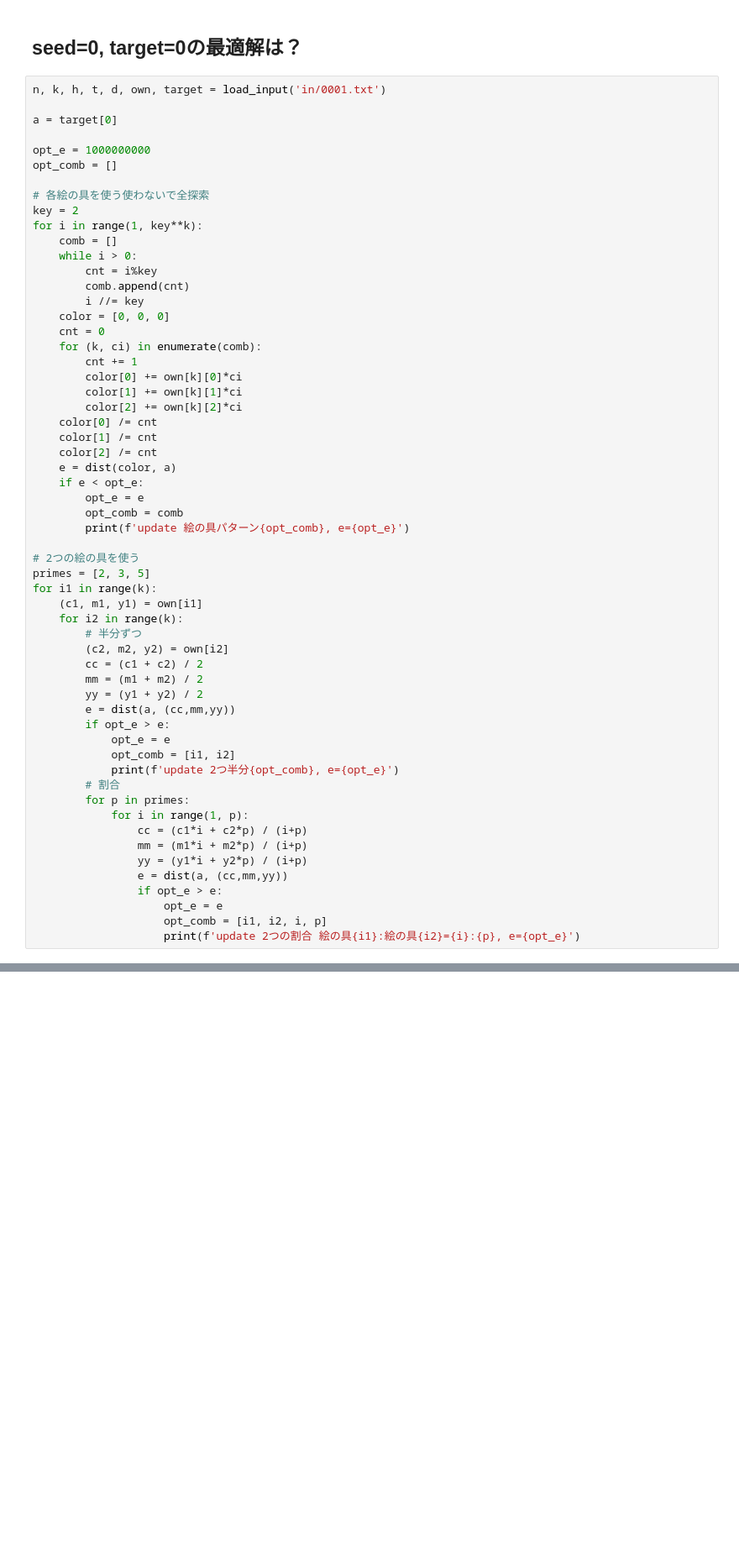
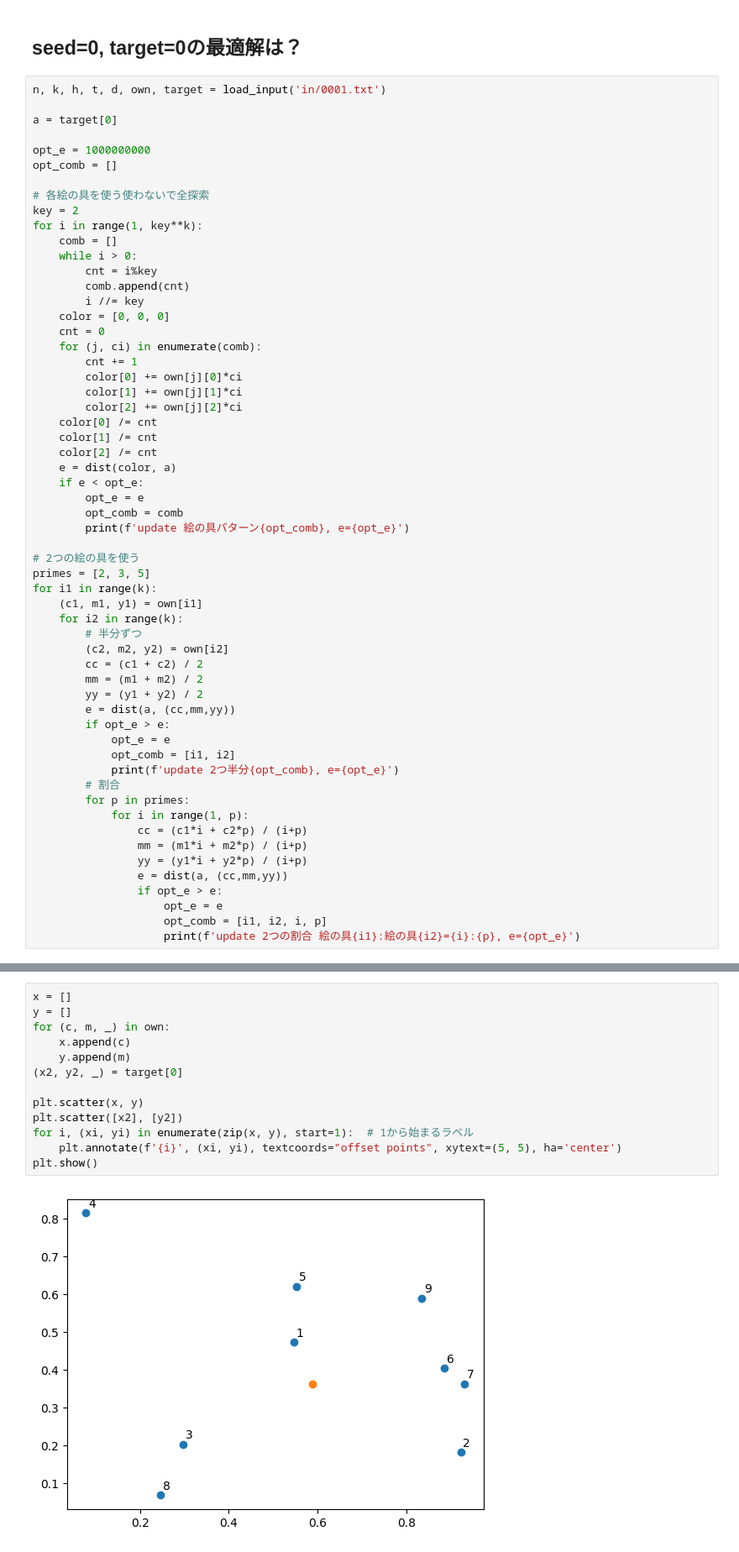
Before and after one commit to takus69/ahc048, a Jupyter notebook: EDA.ipynb, the cells around one changed output, grey strips where cells are left out. Shown at 84% size. Cells and saved outputs as stored; diff of their text form; blank space fills up the shorter version.

```diff
--- a/EDA.ipynb
+++ b/EDA.ipynb
@@ -999,11 +1000,11 @@ for i in range(1, key**k):
         i //= key
     color = [0, 0, 0]
     cnt = 0
-    for (k, ci) in enumerate(comb):
+    for (j, ci) in enumerate(comb):
         cnt += 1
-        color[0] += own[k][0]*ci
-        color[1] += own[k][1]*ci
-        color[2] += own[k][2]*ci
+        color[0] += own[j][0]*ci
+        color[1] += own[j][1]*ci
+        color[2] += own[j][2]*ci
     color[0] /= cnt
     color[1] /= cnt
     color[2] /= cnt
@@ -1047,0 +1114,15 @@ update 絵の具パターン[1, 1, 1, 1, 1, 1, 1, 1], e=0.04137043887246061
+# %%
+x = []
+y = []
+for (c, m, _) in own:
+    x.append(c)
+    y.append(m)
+(x2, y2, _) = target[0]
+
+plt.scatter(x, y)
+plt.scatter([x2], [y2])
+for i, (xi, yi) in enumerate(zip(x, y), start=1):  # 1から始まるラベル
+    plt.annotate(f'{i}', (xi, yi), textcoords="offset points", xytext=(5, 5), ha='center')
+plt.show()
+# %% [output]
+[figure, added]
```
Also changed, not shown: parts of 18 cells of this notebook, 2 other files.
